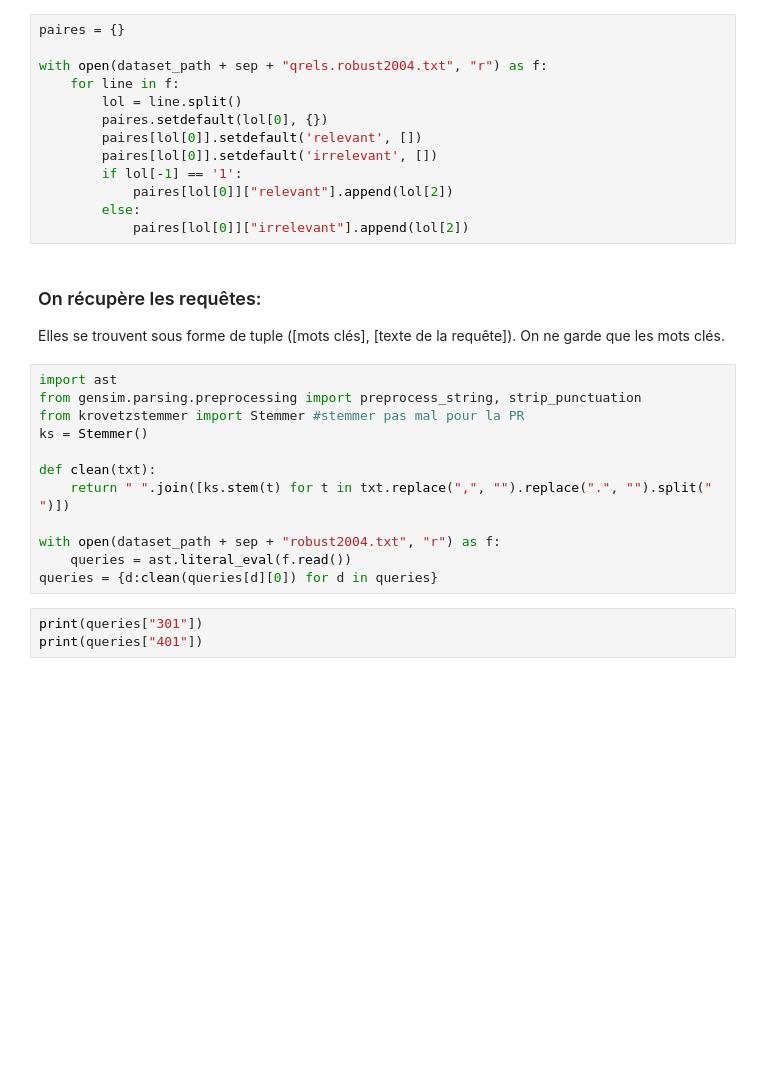
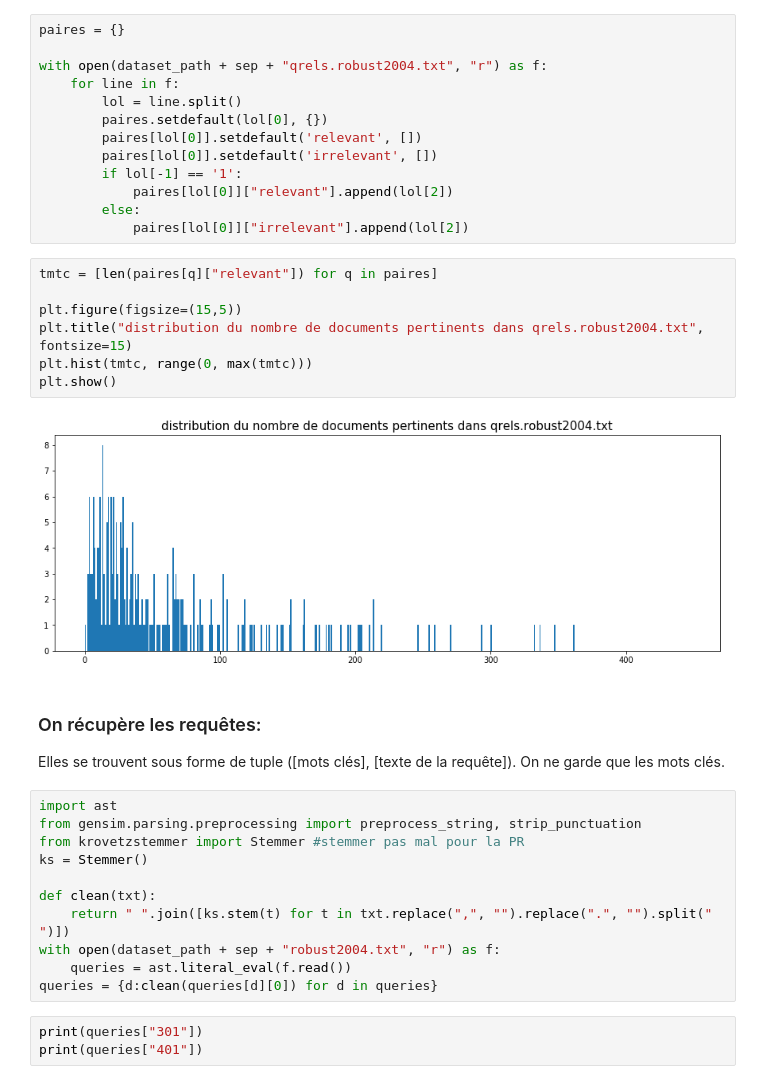
Before and after one commit to ismaelbonneau/semantic_deep_neuralIR, a Jupyter notebook: DRMM.ipynb, the cells around one changed output. Cells and saved outputs as stored; diff of their text form; blank space fills up the shorter version.

```diff
--- a/DRMM.ipynb
+++ b/DRMM.ipynb
@@ -126,6 +145,15 @@ with open(dataset_path + sep + "qrels.robust2004.txt", "r") as f:
             paires[lol[0]]["relevant"].append(lol[2])
         else:
             paires[lol[0]]["irrelevant"].append(lol[2])
+# %%
+tmtc = [len(paires[q]["relevant"]) for q in paires]
+
+plt.figure(figsize=(15,5))
+plt.title("distribution du nombre de documents pertinents dans qrels.robust2004.txt", fontsize=15)
+plt.hist(tmtc, range(0, max(tmtc)))
+plt.show()
+# %% [output]
+[figure, added]
 # %% [markdown]
 ### On récupère les requêtes:
 
@@ -138,7 +166,6 @@ ks = Stemmer()
 
 def clean(txt):
     return " ".join([ks.stem(t) for t in txt.replace(",", "").replace(".", "").split(" ")])
-
 with open(dataset_path + sep + "robust2004.txt", "r") as f:
     queries = ast.literal_eval(f.read())
 queries = {d:clean(queries[d][0]) for d in queries}
```
Also changed, not shown: parts of 16 cells of this notebook, 8 other files.
